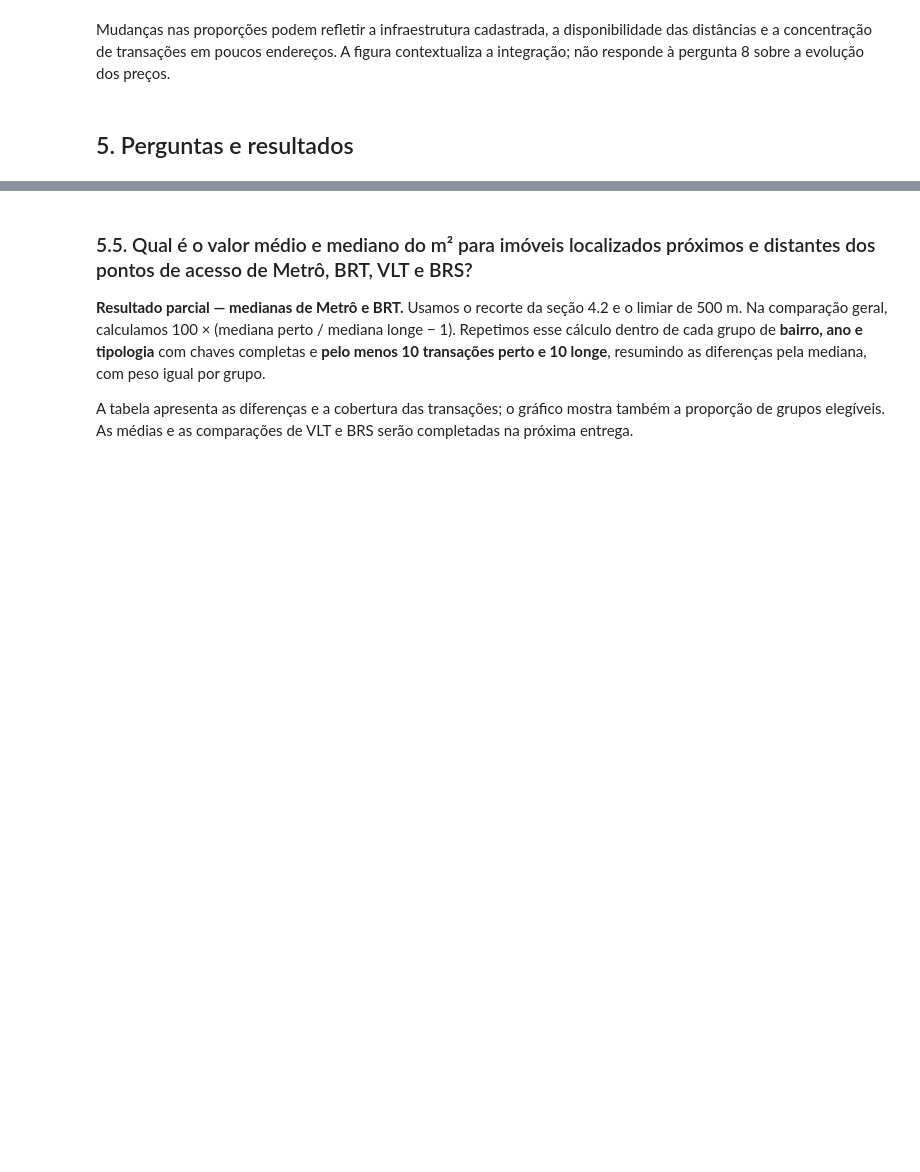
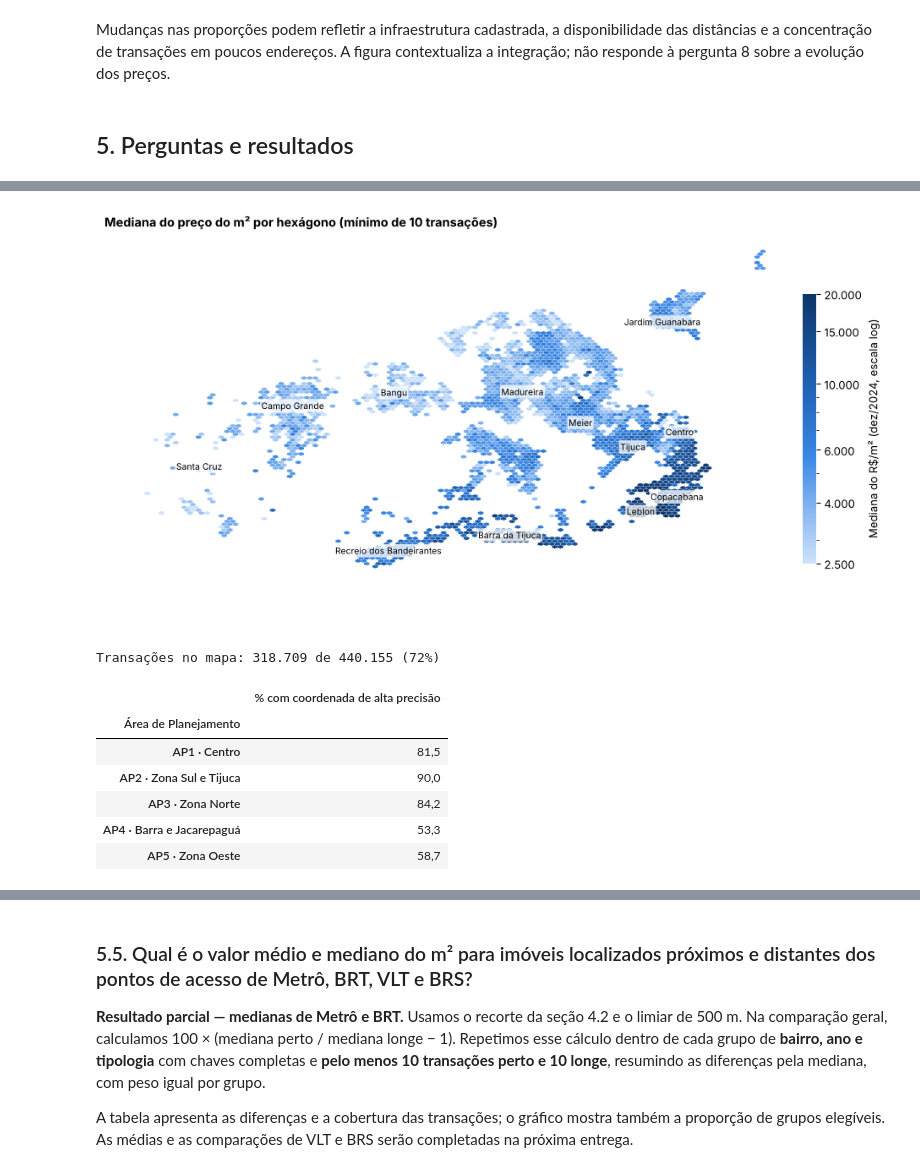
Before and after one commit to ana-alice17/mobilidade-imobiliario-rj, a Jupyter notebook: notebooks/05_artigo.ipynb, the cells around one changed output, grey strips where cells are left out. Saved outputs shown, nothing was run; the diff lists cells and outputs as text; code cells hidden in the pictures; blank space fills up the shorter version.

```diff
--- a/notebooks/05_artigo.ipynb
+++ b/notebooks/05_artigo.ipynb
@@ -197,0 +340,40 @@ Mudanças nas proporções podem refletir a infraestrutura cadastrada, a disponi
+# %%
+geo = itbi.dropna(subset=["lat_analise", "lon_analise"])
+cobertura = itbi.groupby("ap", observed=True).lat_analise.apply(lambda s: 100 * s.notna().mean())
+
+with plt.rc_context(ESTILO_H):
+    fig, ax = plt.subplots(figsize=(10, 5.6))
+    hb = ax.hexbin(geo.lon_analise, geo.lat_analise, C=geo.m2_real, reduce_C_function=np.median,
+                   gridsize=110, mincnt=10, cmap=AZUIS, norm=LogNorm(vmin=2500, vmax=20000),
+                   linewidths=0.15, edgecolors="white")
+    ax.set_aspect(1 / np.cos(np.deg2rad(-22.92)))
+    ax.set_axis_off()
+    cb = fig.colorbar(hb, ax=ax, shrink=0.6, pad=0.01)
+    cb.set_label("Mediana do R$/m² (dez/2024, escala log)")
+    cb.set_ticks([2500, 4000, 6000, 10000, 15000, 20000])
+    cb.ax.yaxis.set_major_formatter(fmt_milhar)
+    cb.ax.yaxis.set_minor_formatter(mticker.NullFormatter())
+    cb.outline.set_visible(False)
+    posicao = geo.groupby("nm_bairro_norm")[["lon_analise", "lat_analise"]].median()
+    for b in ["LEBLON", "COPACABANA", "CENTRO", "TIJUCA", "MEIER", "MADUREIRA", "BARRA DA TIJUCA",
+              "RECREIO DOS BANDEIRANTES", "CAMPO GRANDE", "SANTA CRUZ", "BANGU", "JARDIM GUANABARA"]:
+        if b in posicao.index:
+            ax.annotate(nome_bairro(b), tuple(posicao.loc[b]), fontsize=7.5, ha="center", va="center",
+                        bbox=dict(boxstyle="round,pad=0.15", fc="white", ec="none", alpha=0.75))
+    ax.set_title("Mediana do preço do m² por hexágono (mínimo de 10 transações)")
+    fig.tight_layout()
+    plt.show()
+
+print(f"Transações no mapa: {len(geo):,} de {len(itbi):,} ({len(geo) / len(itbi):.0%})".replace(",", "."))
+display(fmt_tabela(cobertura.to_frame("% com coordenada de alta precisão"),
+                   {"% com coordenada de alta precisão": "{:.1f}"}).rename_axis("Área de Planejamento"))
+# %% [output]
+[figure, added]
+Transações no mapa: 318.709 de 440.155 (72%)
+|  | % com coordenada de alta precisão |
+| Área de Planejamento |  |
+| AP1 · Centro | 81,5 |
+| AP2 · Zona Sul e Tijuca | 90,0 |
+| AP3 · Zona Norte | 84,2 |
+| AP4 · Barra e Jacarepaguá | 53,3 |
+| AP5 · Zona Oeste | 58,7 |
```
Also changed, not shown: parts of 15 cells of this notebook.
